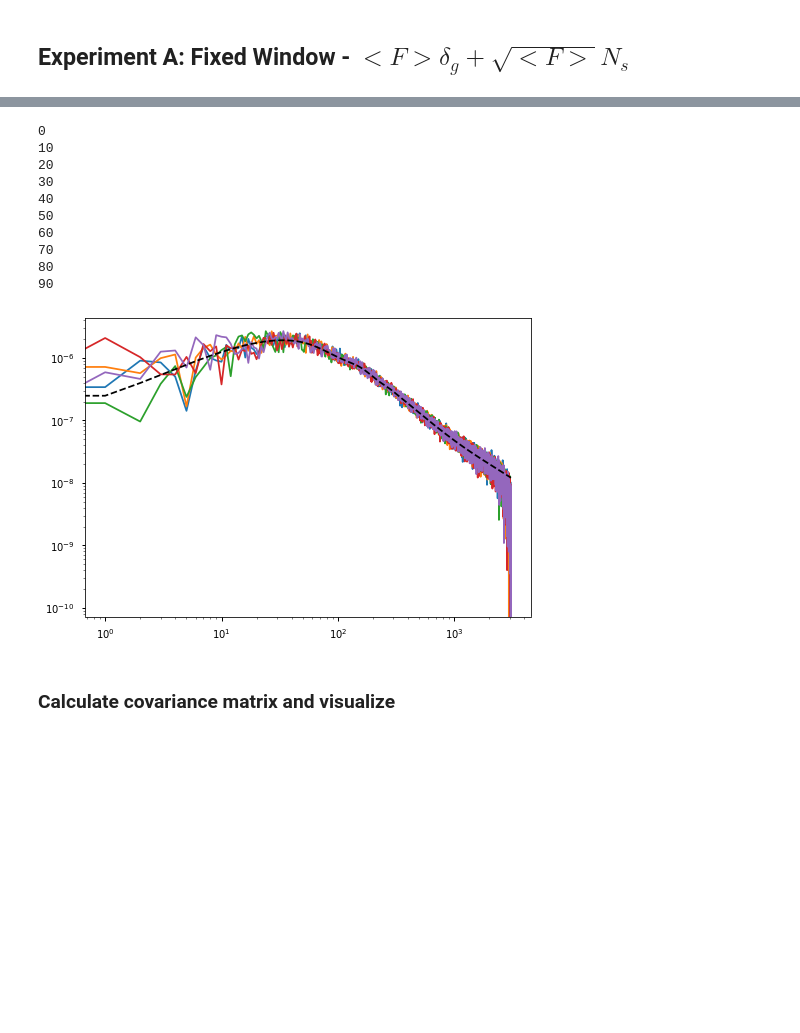
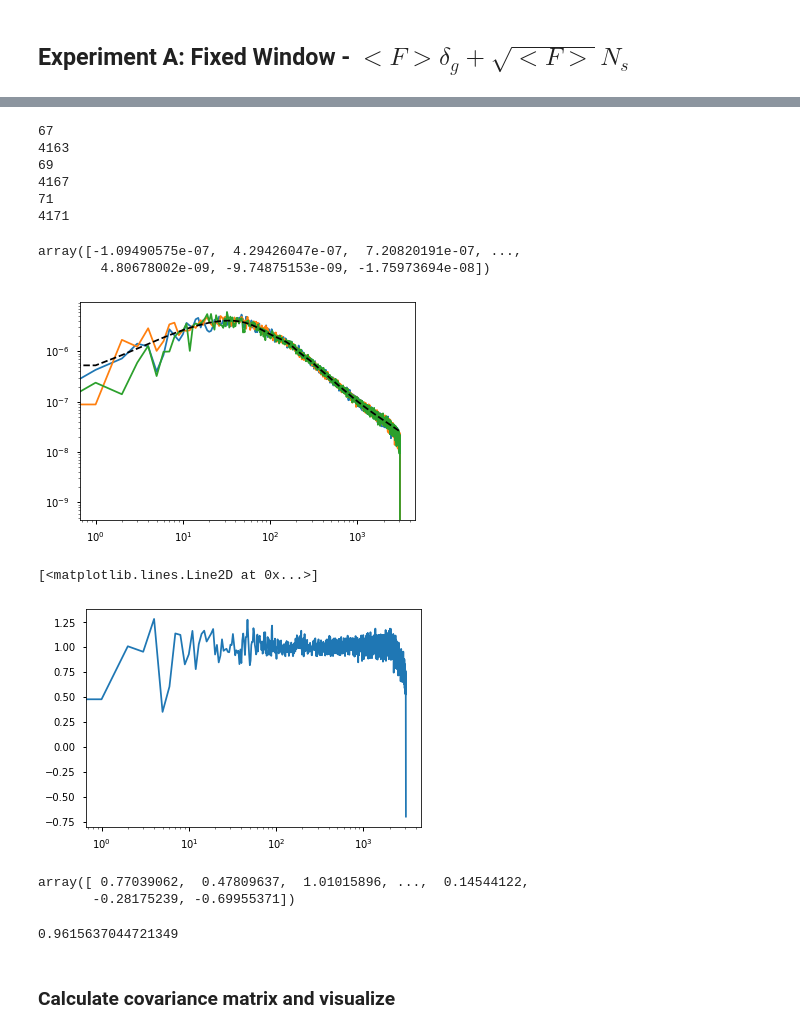
Before and after one commit to tanveerkarim/imaging-sys-covariance, a Jupyter notebook: notebooks/Cov_Matrix_Window.ipynb, the cells around one changed output, grey strips where cells are left out. Saved outputs shown, nothing was run; the diff lists cells and outputs as text; code cells hidden in the pictures; blank space fills up the shorter version.

```diff
--- a/notebooks/Cov_Matrix_Window.ipynb
+++ b/notebooks/Cov_Matrix_Window.ipynb
@@ -103,7 +111,7 @@ hp.mollview(mask)
 # %%
 # insert at 1, 0 is the script path (or '' in REPL)
 
-from lib import GenSys
+"""from lib import GenSys
 
 gs = GenSys('../dat/nn-weights-combined_1024.fits', nside = NSIDE)          # window functions
 
@@ -111,5 +119,5 @@ gs = GenSys('../dat/nn-weights-combined_1024.fits', nside = NSIDE)          # wi
 tmpF = gs.fetch_window(0)
 tmpF = tmpF/np.mean(tmpF[mask > 0])
 
-delta_c = gs.contaminate(tmpF, delta_g, mask, noisemap = noise_g, boss = False)
+delta_c = gs.contaminate(tmpF, delta_g, mask, noisemap = noise_g, boss = False)"""
 # %% [output]
@@ -245,0 +205,5 @@ hp.mollview(Favg_map)
+# %%
+#save for future use
+#np.save("../dat/windows_1000mocks/Favg/Favg_map.npy", Favg_map)
+Favg_map = np.load("../dat/windows_1000mocks/Favg/Favg_map.npy")
+hp.mollview(Favg_map, rot = -85)
@@ -328,19 +296,23 @@ def cls_from_mock(cls_th, cls_shot_noise, F, mask, seed, LMAX, NSIDE = 1024, add
 
     #generate overdensity signal mock
     np.random.seed(seed)
+    print(seed)
     delta_g = hp.synfast(cls_th,
         nside = NSIDE, lmax = LMAX, pol=False, verbose=False)
 
     #generate noise mock
-    np.random.seed(2*seed + 1029) #random different seed for noise
+    np.random.seed(2*seed + 4029) #random different seed for noise
+    print(2*seed + 4029)
     noise_g = hp.synfast(cls_shot_noise,
         nside = NSIDE, lmax = LMAX, pol = False, verbose = False)
 
     #add img sys
     if additive is not None:
-        delta_c = gs.contaminate(F, delta_g, mask, noisemap = noise_g, additive = additive, boss = boss)
+        delta_c = contaminate_map(F, delta_g, mask, noisemap = noise_g, additive = additive,
+                                  img_applied_data=boss)
     else:
-        delta_c = gs.contaminate(window = F, delta = delta_g, mask = mask, noisemap = noise_g, boss = boss)
+        delta_c = contaminate_map(F = F, delta = delta_g, mask = mask, noisemap = noise_g,
+                                  img_applied_data= boss)
 
     #calcuate pseudo-Cl
     cls_obs = hp.anafast(delta_c, lmax = LMAX -1, pol = False)
@@ -349,4 +330,6 @@ def cls_from_mock(cls_th, cls_shot_noise, F, mask, seed, LMAX, NSIDE = 1024, add
 # %%
+NMOCKS = 3
+
 cls_obs_A = np.zeros((NMOCKS, LMAX))
 
 #calculate window noise
@@ -357,30 +340,45 @@ fsky_A = np.sum(mask)/mask.shape[0]
 
 #corrected for window noise and fsky
 for i in range(NMOCKS):
-    cls_obs_A[i] = (cls_from_mock(cls_th = cls_elg_th, cls_shot_noise=cl_shot_noise, F = Favg_map,
+    cls_obs_A[i] = (cls_from_mock(cls_th = cls_elg_th, cls_shot_noise=cls_shot_noise, F = Favg_map,
               mask = mask, seed = 67 + 2*i, LMAX = LMAX) - noise_window_A)/fsky_A
-    if((i % (10)) == 0):
-        print(i)
+    #if((i % (10)) == 0):
+    #    print(i)
 # %% [output]
-0
-10
-20
-30
-40
-50
-60
-70
-80
-90
+67
+4163
+69
+4167
+71
+4171
+# %%
+cls_obs_A[0]
+# %% [output]
+array([-1.09490575e-07,  4.29426047e-07,  7.20820191e-07, ...,
+        4.80678002e-09, -9.74875153e-09, -1.75973694e-08])
 # %%
-for i in range(5):
+for i in range(3):
     plt.plot(ell, cls_obs_A[i])
 
 plt.plot(ell, cls_elg_th, c = 'k', ls = '--')
 plt.xscale("log")
 plt.yscale("log")
 # %% [output]
-[figure, old version]
+[figure, new version]
+# %%
+plt.semilogx(cls_obs_A.mean(axis = 0)/cls_elg_th)
+# %% [output]
+[<matplotlib.lines.Line2D at 0x...>]
+[figure, added]
+# %%
+cls_obs_A.mean(axis = 0)/cls_elg_th
+# %% [output]
+array([ 0.77039062,  0.47809637,  1.01015896, ...,  0.14544122,
+       -0.28175239, -0.69955371])
+# %%
+np.mean(cls_obs_A.mean(axis = 0)/cls_elg_th)
+# %% [output]
+0.9615637044721349
 # %%
 CLs_obs_A = np.zeros((NMOCKS, 9))
 
```
Also changed, not shown: parts of 31 cells of this notebook.
